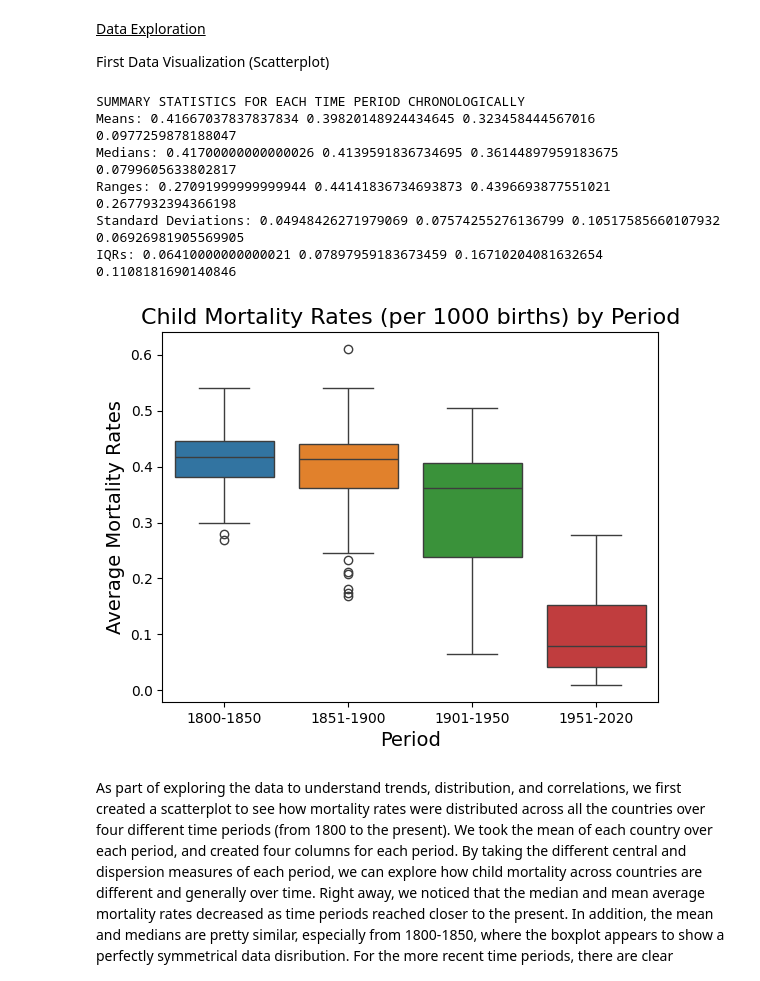
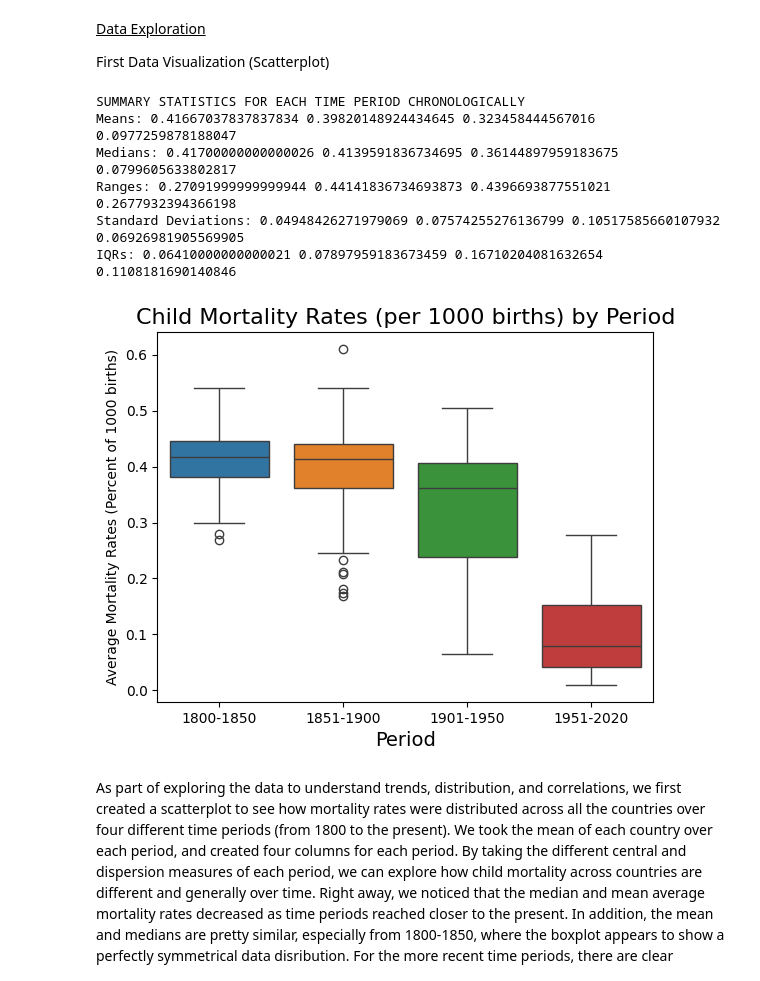
Before and after one commit to dshallal/data110final, a Jupyter notebook: WriteUp.ipynb, the cells around one changed output. Saved outputs shown, nothing was run; the diff lists cells and outputs as text; code cells hidden in the pictures.

```diff
--- a/WriteUp.ipynb
+++ b/WriteUp.ipynb
@@ -167,7 +167,7 @@ time_periods = final_dataset.drop(columns=["2021-2100", "Region"])
 sns.boxplot(data=time_periods)
 plt.title("Child Mortality Rates (per 1000 births) by Period", fontsize=16)
 plt.xlabel("Period", fontsize=14)
-plt.ylabel("Average Mortality Rates", fontsize=14)
+plt.ylabel("Average Mortality Rates (Percent of 1000 births)", fontsize=10)
 # Summary Statistics
 print("SUMMARY STATISTICS FOR EACH TIME PERIOD CHRONOLOGICALLY")
 def summary_statistics(time_periods):
@@ -177,32 +177,32 @@ def summary_statistics(time_periods):
     mean4 = time_periods["1951-2020"].mean()
     print("Means:", mean1, mean2, mean3, mean4)
     median1 = time_periods["1800-1850"].median()
     median2 = time_periods["1851-1900"].median()
     median3 = time_periods["1901-1950"].median()
     median4 = time_periods["1951-2020"].median()
     print("Medians:", median1, median2, median3, median4)
     range1 = time_periods["1800-1850"].max() - time_periods["1800-1850"].min()
     range2 = time_periods["1851-1900"].max() - time_periods["1851-1900"].min()
     range3 = time_periods["1901-1950"].max() - time_periods["1901-1950"].min()
     range4 = time_periods["1951-2020"].max() - time_periods["1951-2020"].min()
     print("Ranges:", range1, range2, range3, range4)
     std1 = time_periods["1800-1850"].std()
     std2 = time_periods["1851-1900"].std()
     std3 = time_periods["1901-1950"].std()
     std4 = time_periods["1951-2020"].std()
     print("Standard Deviations:", std1, std2, std3, std4)
     IQR1 = time_periods["1800-1850"].quantile(0.75) - time_periods["1800-1850"].quantile(0.25)
     IQR2 = time_periods["1851-1900"].quantile(0.75) - time_periods["1851-1900"].quantile(0.25)
     IQR3 = time_periods["1901-1950"].quantile(0.75) - time_periods["1901-1950"].quantile(0.25)
     IQR4 = time_periods["1951-2020"].quantile(0.75) - time_periods["1951-2020"].quantile(0.25)
     print("IQRs:", IQR1, IQR2, IQR3, IQR4)
 summary_statistics(time_periods)
 # %% [output]
 SUMMARY STATISTICS FOR EACH TIME PERIOD CHRONOLOGICALLY
 Means: 0.41667037837837834 0.39820148924434645 0.323458444567016 0.0977259878188047
 Medians: 0.41700000000000026 0.4139591836734695 0.36144897959183675 0.0799605633802817
 Ranges: 0.27091999999999944 0.44141836734693873 0.4396693877551021 0.2677932394366198
 Standard Deviations: 0.04948426271979069 0.07574255276136799 0.10517585660107932 0.06926981905569905
 IQRs: 0.06410000000000021 0.07897959183673459 0.16710204081632654 0.1108181690140846
-[figure, old version]
+[figure, new version]
 # %% [markdown]
```
Also changed, not shown: parts of 15 cells of this notebook.
